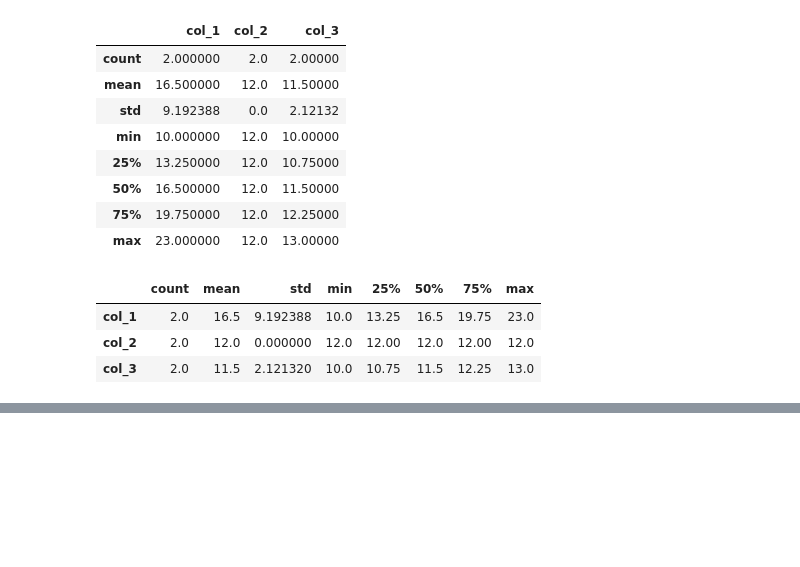
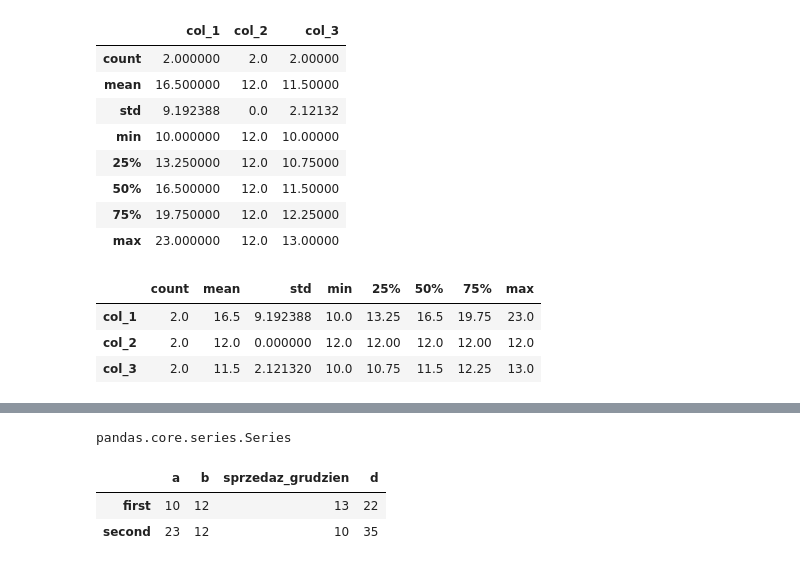
Before and after one commit to Kornel1156/Data-Science, a Jupyter notebook: 2_Pandas_Analiza_Danych/01_biblioteka_pandas_ipynb.ipynb, the cells around one changed output, grey strips where cells are left out. Drawn from its saved outputs; the diff is of its cells as text; code cells hidden in the pictures; blank space fills up the shorter version.

```diff
--- a/2_Pandas_Analiza_Danych/01_biblioteka_pandas_ipynb.ipynb
+++ b/2_Pandas_Analiza_Danych/01_biblioteka_pandas_ipynb.ipynb
@@ -438,0 +483,4 @@ df.describe().T
+# %%
+# nadpisanie nazw kolumn w serii obiekcie dataframe
+df.columns = ['a' , 'b' ,  'sprzedaz_grudzien'   ]
+df
@@ -438,0 +505,14 @@ df.describe().T
+# %%
+type(df.sprzedaz_grudzien)
+# %% [output]
+pandas.core.series.Series
+# %%
+# dodanie kolumny nazwa = przypisujemy wartosci
+# (suma kolumn)
+df['d'] = df.a + df.b
+# %%
+df
+# %% [output]
+|  | a | b | sprzedaz_grudzien | d |
+| first | 10 | 12 | 13 | 22 |
+| second | 23 | 12 | 10 | 35 |
```
Also changed, not shown: parts of 18 cells of this notebook.
